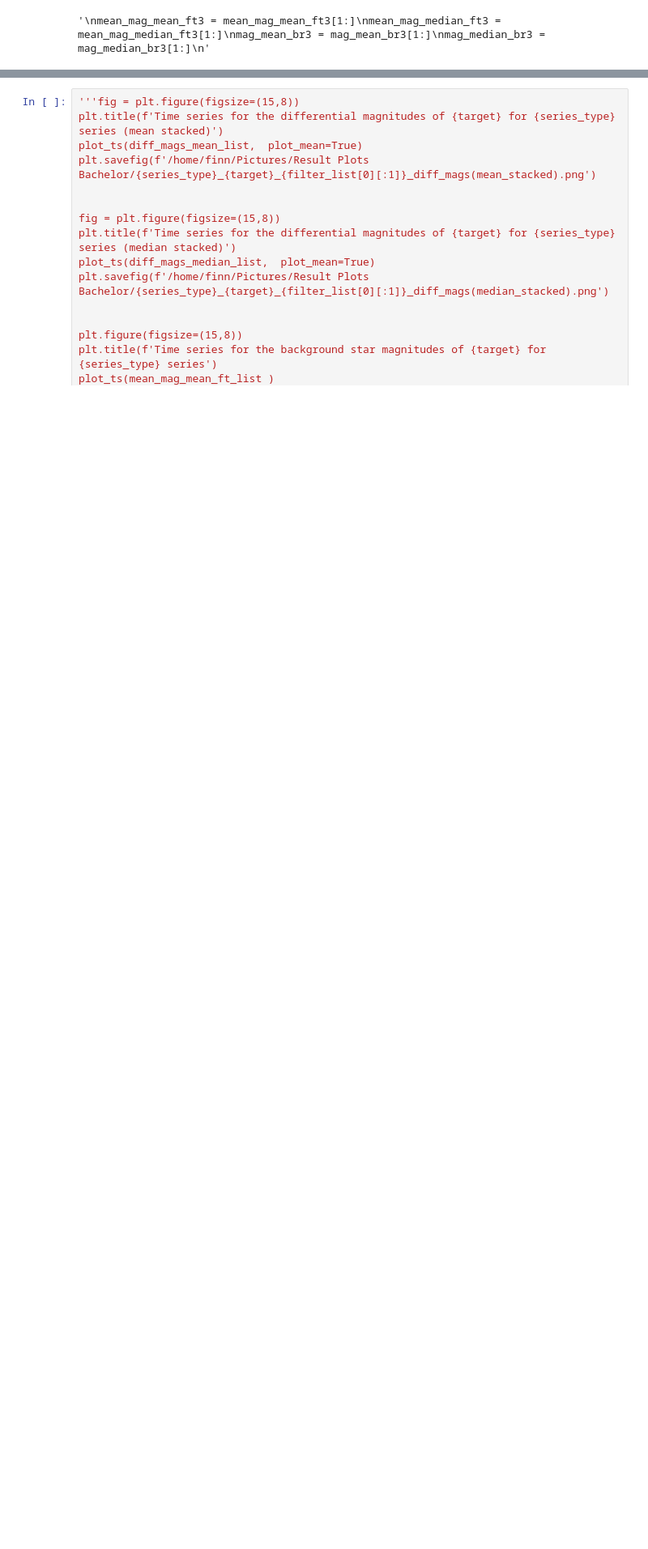
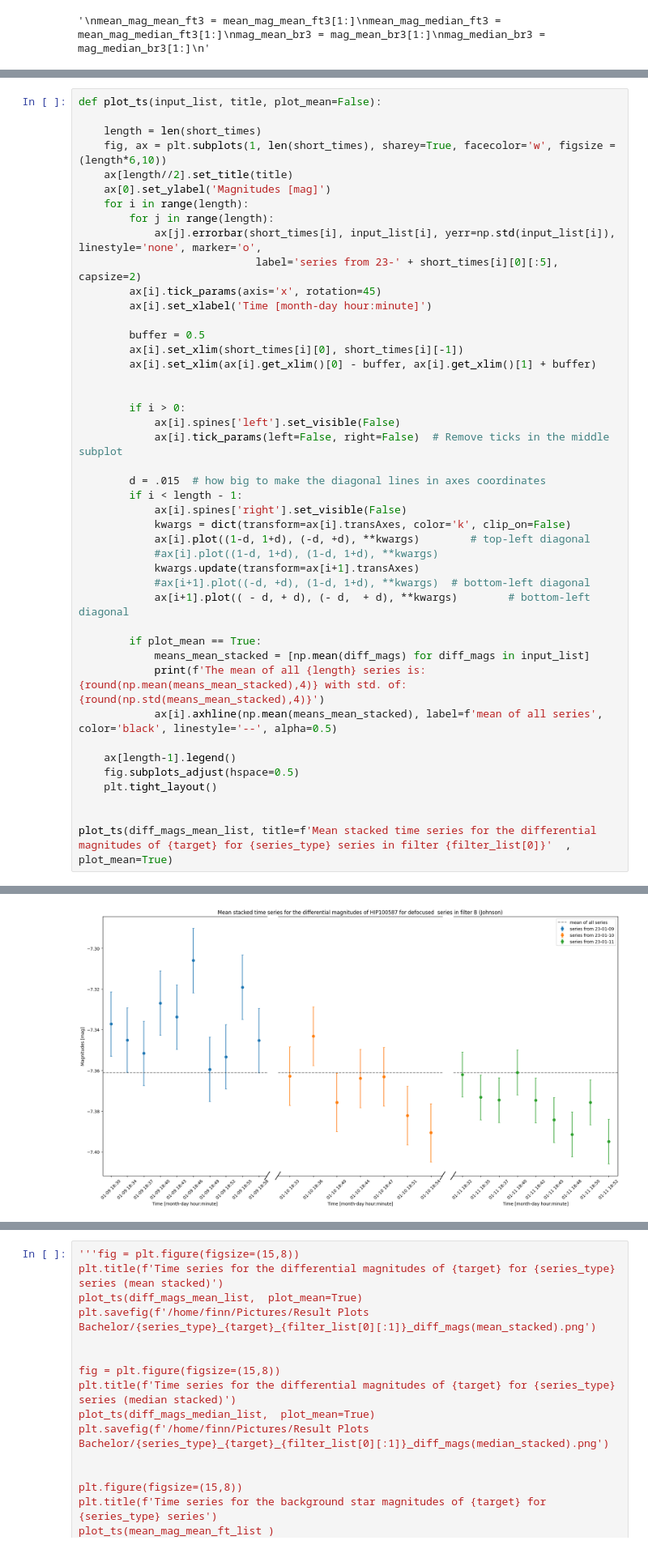
Before and after one commit to finnlsw/bachelorarbeit, a Jupyter notebook: Color_magnitude_diagrams.ipynb, the cells around one changed output, grey strips where cells are left out. Shown at 81% size. Drawn from its saved outputs; the diff is of its cells as text; blank space fills up the shorter version.

```diff
--- a/Color_magnitude_diagrams.ipynb
+++ b/Color_magnitude_diagrams.ipynb
@@ -261,0 +437,45 @@ The std for target (median stacked): 0.00358 and for the bkg stars (median stack
+# %%
+def plot_ts(input_list, title, plot_mean=False):
+
+    length = len(short_times)
+    fig, ax = plt.subplots(1, len(short_times), sharey=True, facecolor='w', figsize = (length*6,10))
+    ax[length//2].set_title(title)
+    ax[0].set_ylabel('Magnitudes [mag]')
+    for i in range(length):
+        for j in range(length):
+            ax[j].errorbar(short_times[i], input_list[i], yerr=np.std(input_list[i]), linestyle='none', marker='o',
+                            label='series from 23-' + short_times[i][0][:5], capsize=2)
+        ax[i].tick_params(axis='x', rotation=45)
+        ax[i].set_xlabel('Time [month-day hour:minute]')
+
+        buffer = 0.5
+        ax[i].set_xlim(short_times[i][0], short_times[i][-1])
+        ax[i].set_xlim(ax[i].get_xlim()[0] - buffer, ax[i].get_xlim()[1] + buffer)
+
+
+        if i > 0:
+            ax[i].spines['left'].set_visible(False)
+            ax[i].tick_params(left=False, right=False)  # Remove ticks in the middle subplot
+
+        d = .015  # how big to make the diagonal lines in axes coordinates
+        if i < length - 1:
+            ax[i].spines['right'].set_visible(False)
+            kwargs = dict(transform=ax[i].transAxes, color='k', clip_on=False)
+            ax[i].plot((1-d, 1+d), (-d, +d), **kwargs)        # top-left diagonal
+            #ax[i].plot((1-d, 1+d), (1-d, 1+d), **kwargs)
+            kwargs.update(transform=ax[i+1].transAxes)
+            #ax[i+1].plot((-d, +d), (1-d, 1+d), **kwargs)  # bottom-left diagonal
+            ax[i+1].plot(( - d, + d), (- d,  + d), **kwargs)        # bottom-left diagonal
+
+        if plot_mean == True:
+            means_mean_stacked = [np.mean(diff_mags) for diff_mags in input_list]
+            print(f'The mean of all {length} series is: {round(np.mean(means_mean_stacked),4)} with std. of: {round(np.std(means_mean_stacked),4)}')
+            ax[i].axhline(np.mean(means_mean_stacked), label=f'mean of all series', color='black', linestyle='--', alpha=0.5)
+
+    ax[length-1].legend()
+    fig.subplots_adjust(hspace=0.5)
+    plt.tight_layout()
+
+
+plot_ts(diff_mags_mean_list, title=f'Mean stacked time series for the differential magnitudes of {target} for {series_type} series in filter {filter_list[0]}'  ,  plot_mean=True)
+# %% [output]
@@ -261,0 +485 @@ The std for target (median stacked): 0.00358 and for the bkg stars (median stack
+[figure, added]
```
Also changed, not shown: parts of 12 cells of this notebook, 6 other files.
